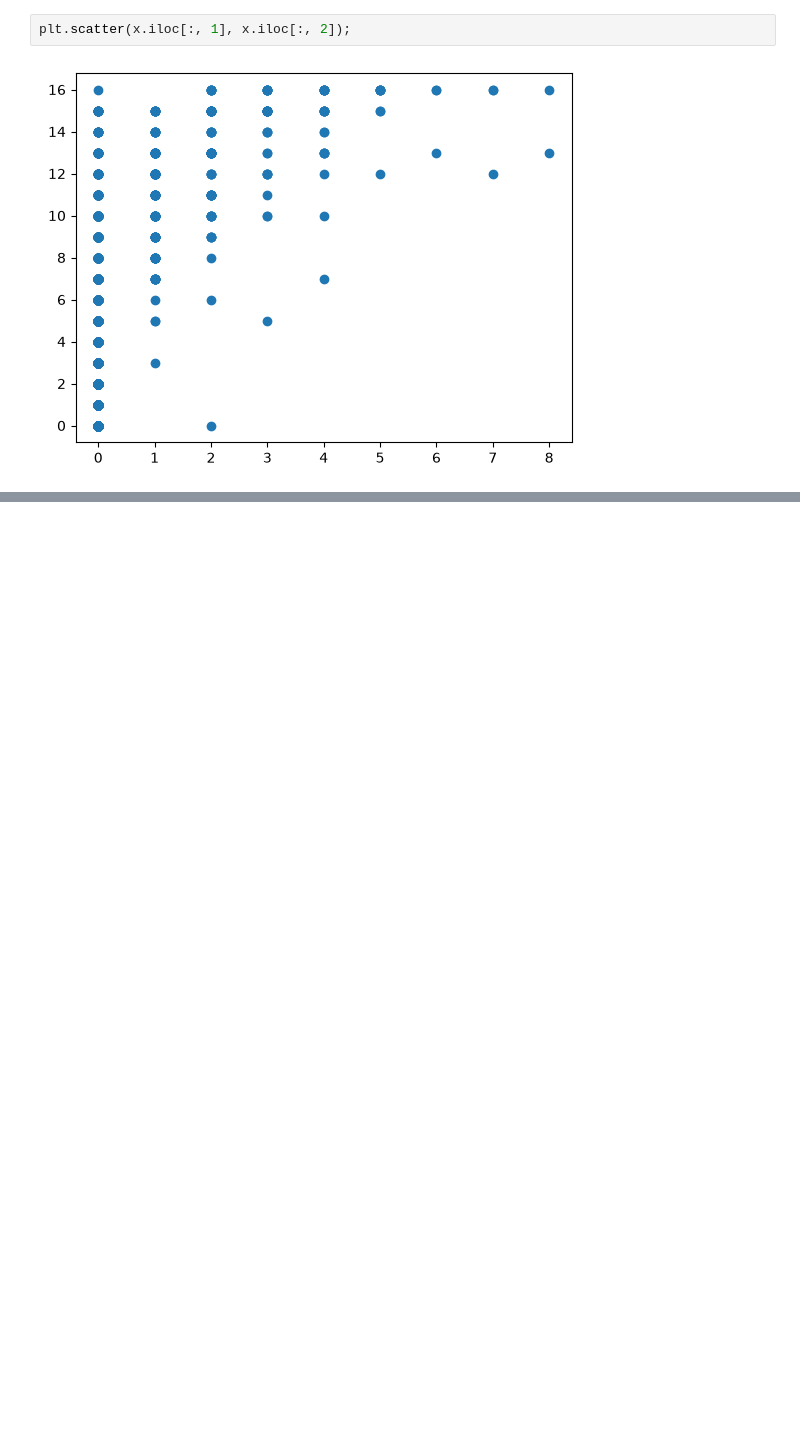
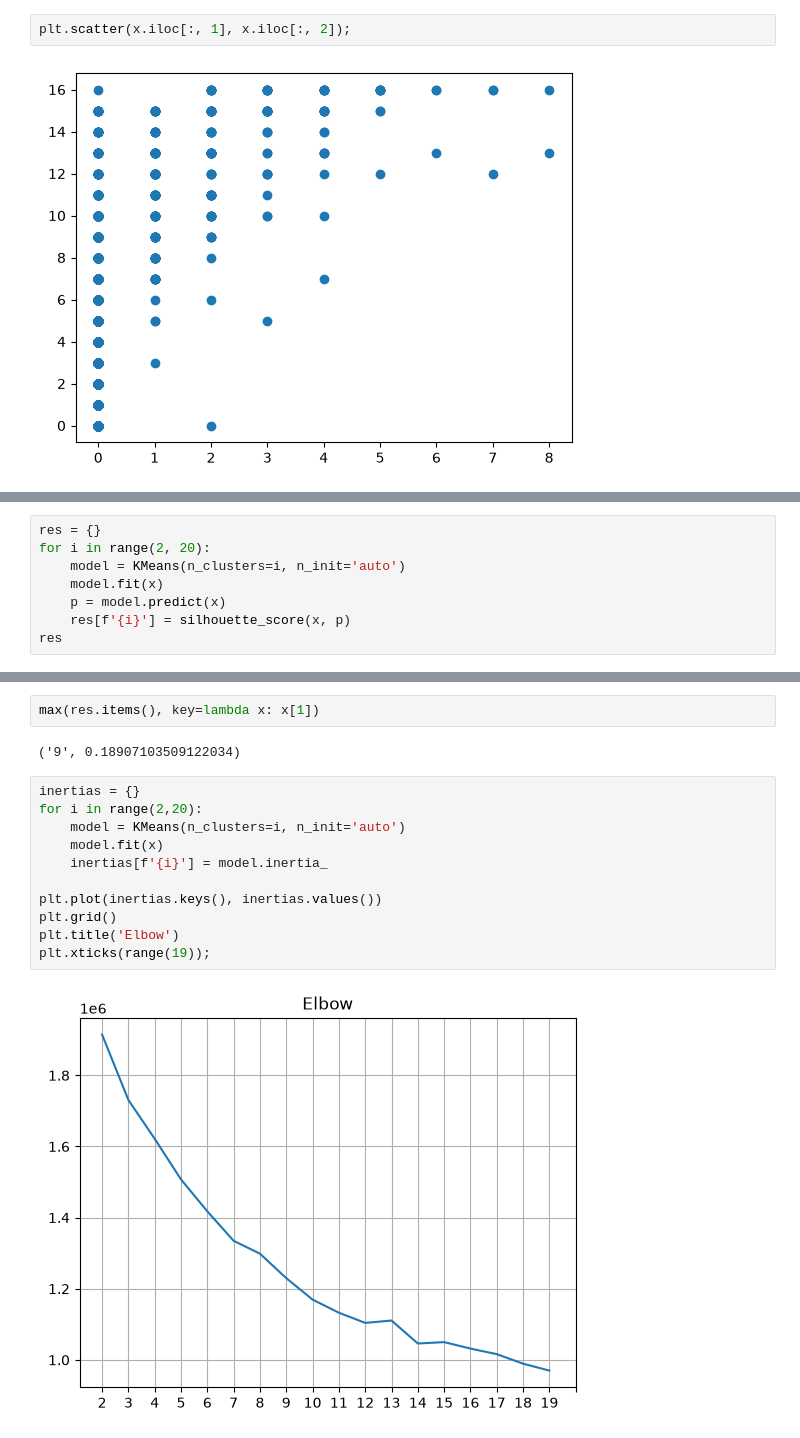
Before and after one commit to aminpy83/Data-Science-excercises, a Jupyter notebook: data-science/Kmeans-digits.ipynb, the cells around one changed output, grey strips where cells are left out. Cells and saved outputs as stored; diff of their text form; blank space fills up the shorter version.

```diff
--- a/data-science/Kmeans-digits.ipynb
+++ b/data-science/Kmeans-digits.ipynb
@@ -129,0 +175,8 @@ plt.ylabel("PC2");
+# %%
+res = {}
+for i in range(2, 20):
+    model = KMeans(n_clusters=i, n_init='auto')
+    model.fit(x)
+    p = model.predict(x)
+    res[f'{i}'] = silhouette_score(x, p)
+res
@@ -129,0 +202,17 @@ plt.ylabel("PC2");
+# %%
+max(res.items(), key=lambda x: x[1])
+# %% [output]
+('9', 0.18907103509122034)
+# %%
+inertias = {}
+for i in range(2,20):
+    model = KMeans(n_clusters=i, n_init='auto')
+    model.fit(x)
+    inertias[f'{i}'] = model.inertia_
+
+plt.plot(inertias.keys(), inertias.values())
+plt.grid()
+plt.title('Elbow')
+plt.xticks(range(19));
+# %% [output]
+[figure, added]
```
Also changed, not shown: parts of 12 cells of this notebook.
